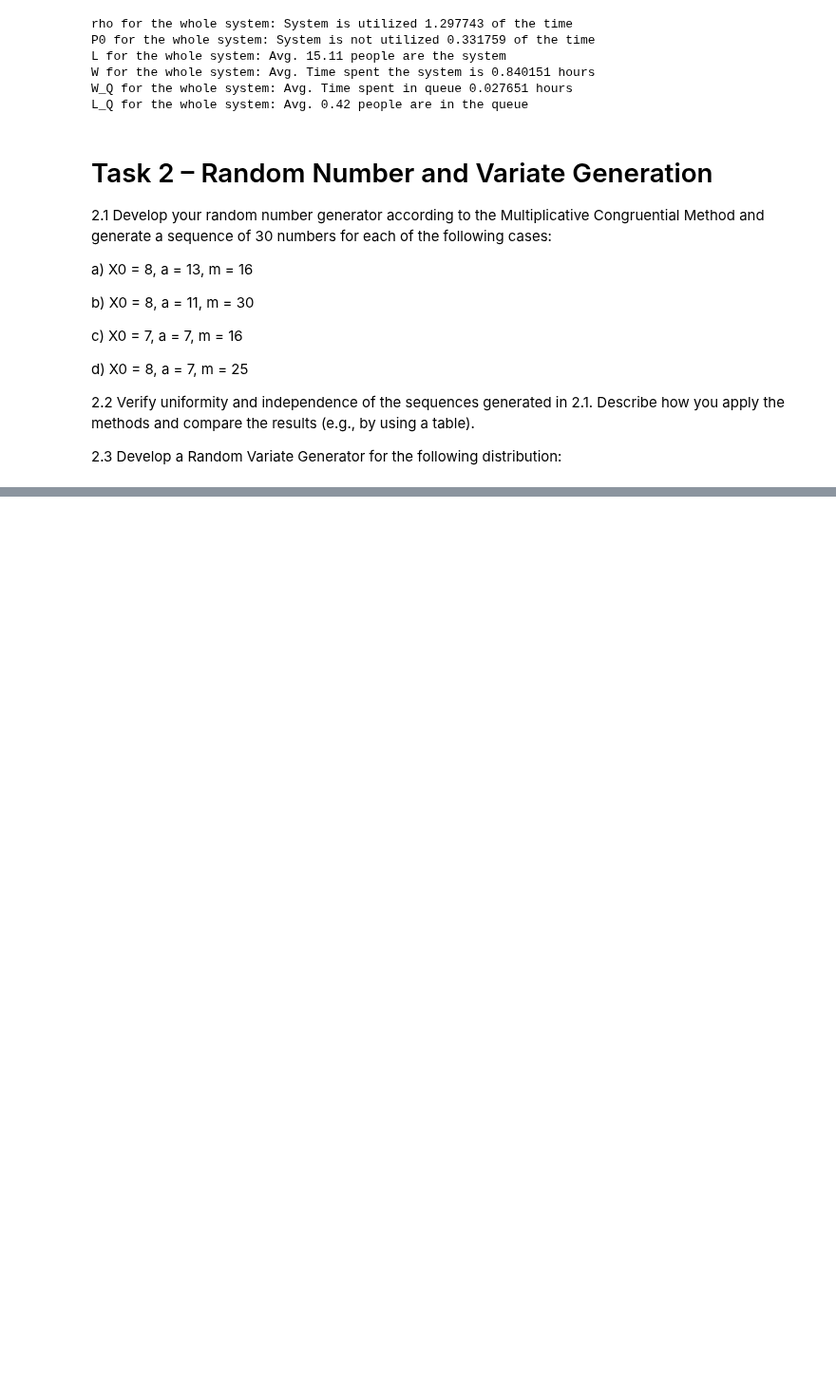
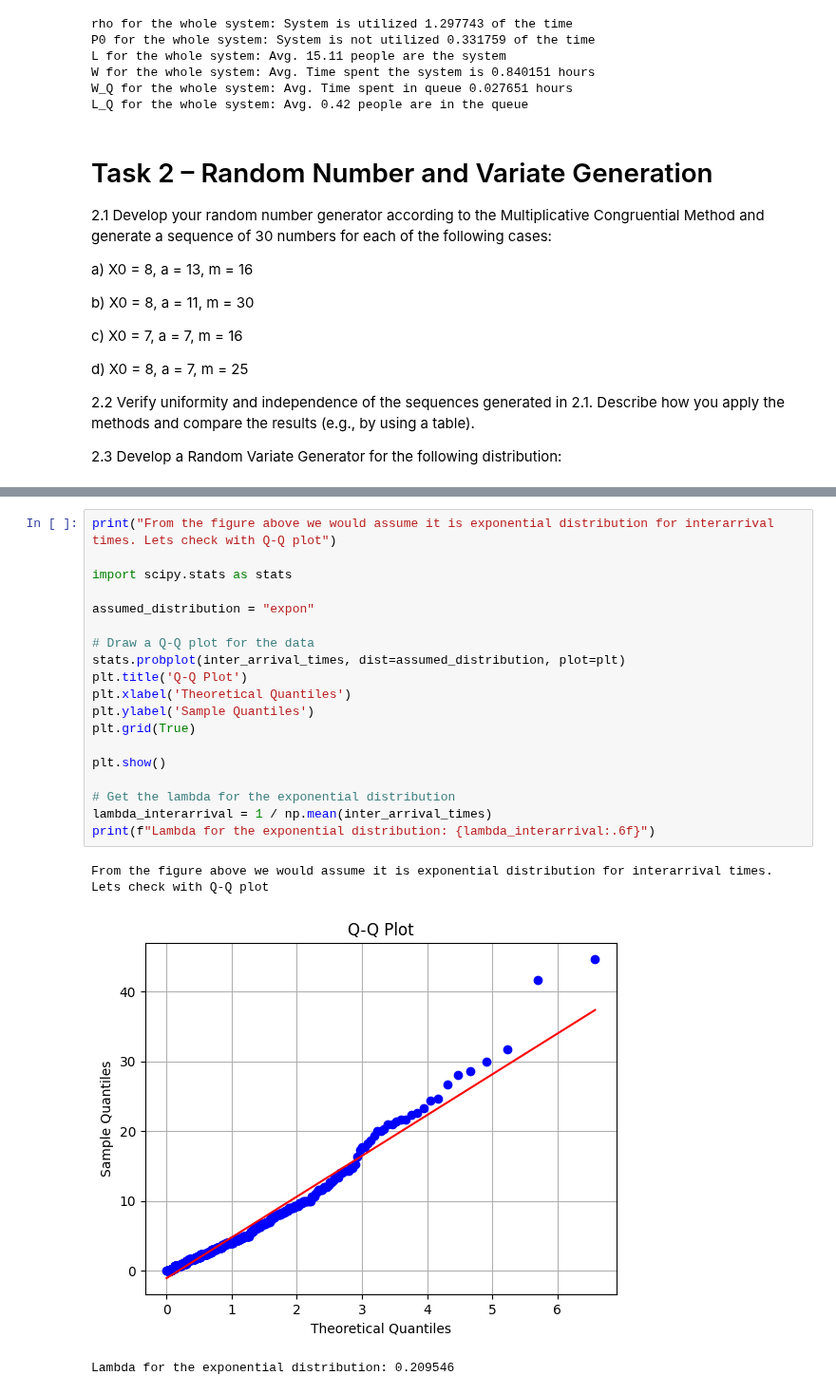
Before and after one commit to MScSoftwareTechnology2024-2025/1S_systems_modeling_and_simulation, a Jupyter notebook: A1/main.ipynb, the cells around one changed output, grey strips where cells are left out. Shown at 95% size. Saved outputs shown, nothing was run; the diff lists cells and outputs as text; blank space fills up the shorter version.

```diff
--- a/A1/main.ipynb
+++ b/A1/main.ipynb
@@ -552,0 +668,23 @@ U: 0.2550690257394217 x: 1.5152328594412374
+# %%
+print("From the figure above we would assume it is exponential distribution for interarrival times. Lets check with Q-Q plot")
+
+import scipy.stats as stats
+
+assumed_distribution = "expon"
+
+# Draw a Q-Q plot for the data
+stats.probplot(inter_arrival_times, dist=assumed_distribution, plot=plt)
+plt.title('Q-Q Plot')
+plt.xlabel('Theoretical Quantiles')
+plt.ylabel('Sample Quantiles')
+plt.grid(True)
+
+plt.show()
+
+# Get the lambda for the exponential distribution
+lambda_interarrival = 1 / np.mean(inter_arrival_times)
+print(f"Lambda for the exponential distribution: {lambda_interarrival:.6f}")
+# %% [output]
+From the figure above we would assume it is exponential distribution for interarrival times. Lets check with Q-Q plot
+[figure, added]
+Lambda for the exponential distribution: 0.209546
```
Also changed, not shown: parts of 15 cells of this notebook, 9 other files.
